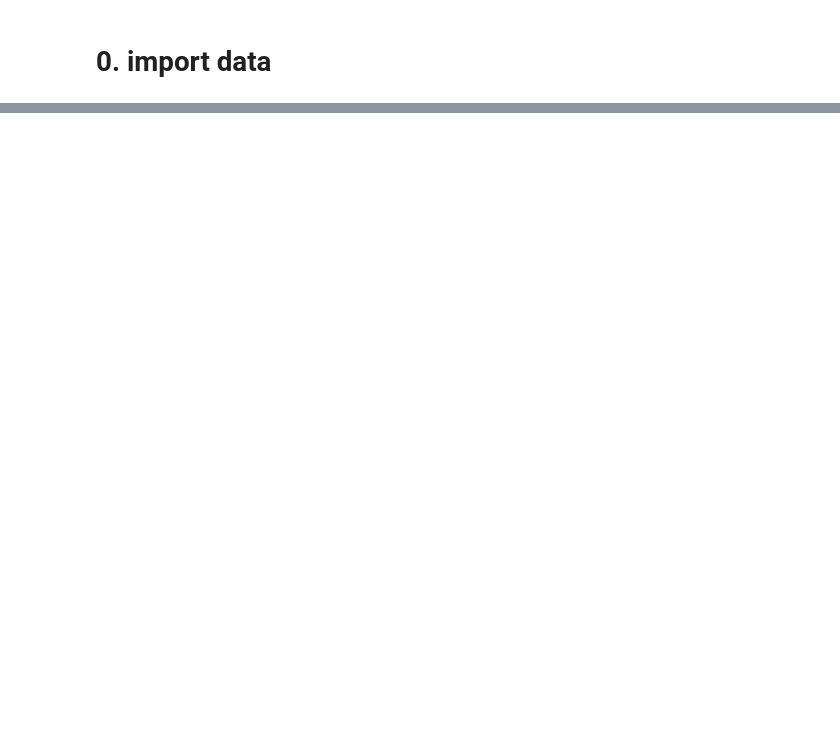
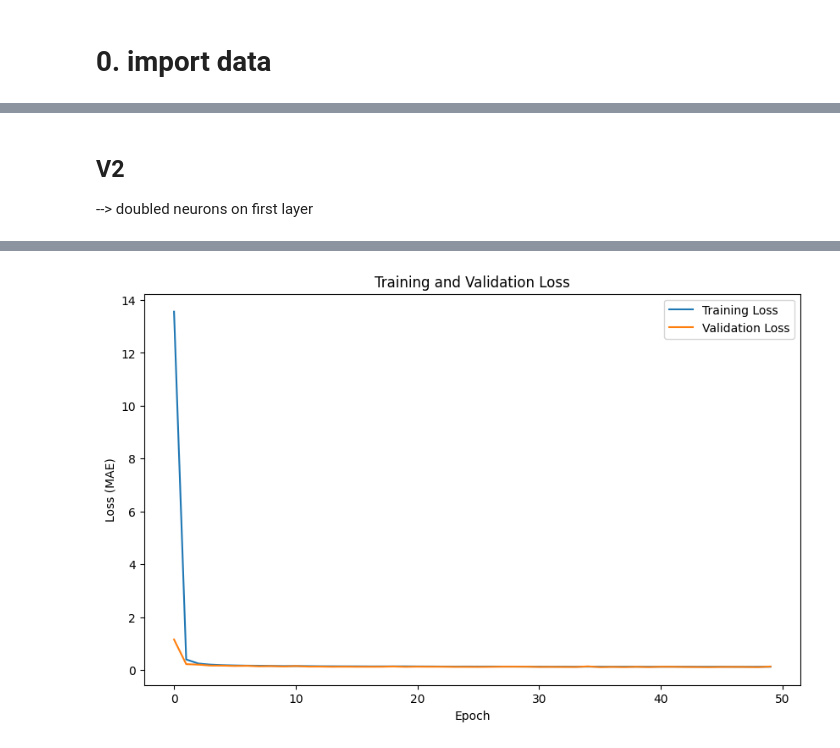
Before and after one commit to EAriasDeAbreu/ProblemSet_3, a Jupyter notebook: code/02_Model_NN.ipynb, the cells around one changed output, grey strips where cells are left out. Cells and saved outputs as stored; diff of their text form; code cells hidden in the pictures; blank space fills up the shorter version.

Commit message:
more models - nn

```diff
--- a/code/02_Model_NN.ipynb
+++ b/code/02_Model_NN.ipynb
@@ -241,0 +242,3 @@ Sample of submission file:
+# %% [markdown]
+## V2
+--> doubled neurons on first layer
@@ -241,0 +272,3 @@ Sample of submission file:
+# %%
+model, scaler, feature_cols = setup_and_train(train)
+# %% [output]
@@ -241,0 +286 @@ Sample of submission file:
+[figure, added]
```
Also changed, not shown: parts of 24 cells of this notebook, 9 other files.
